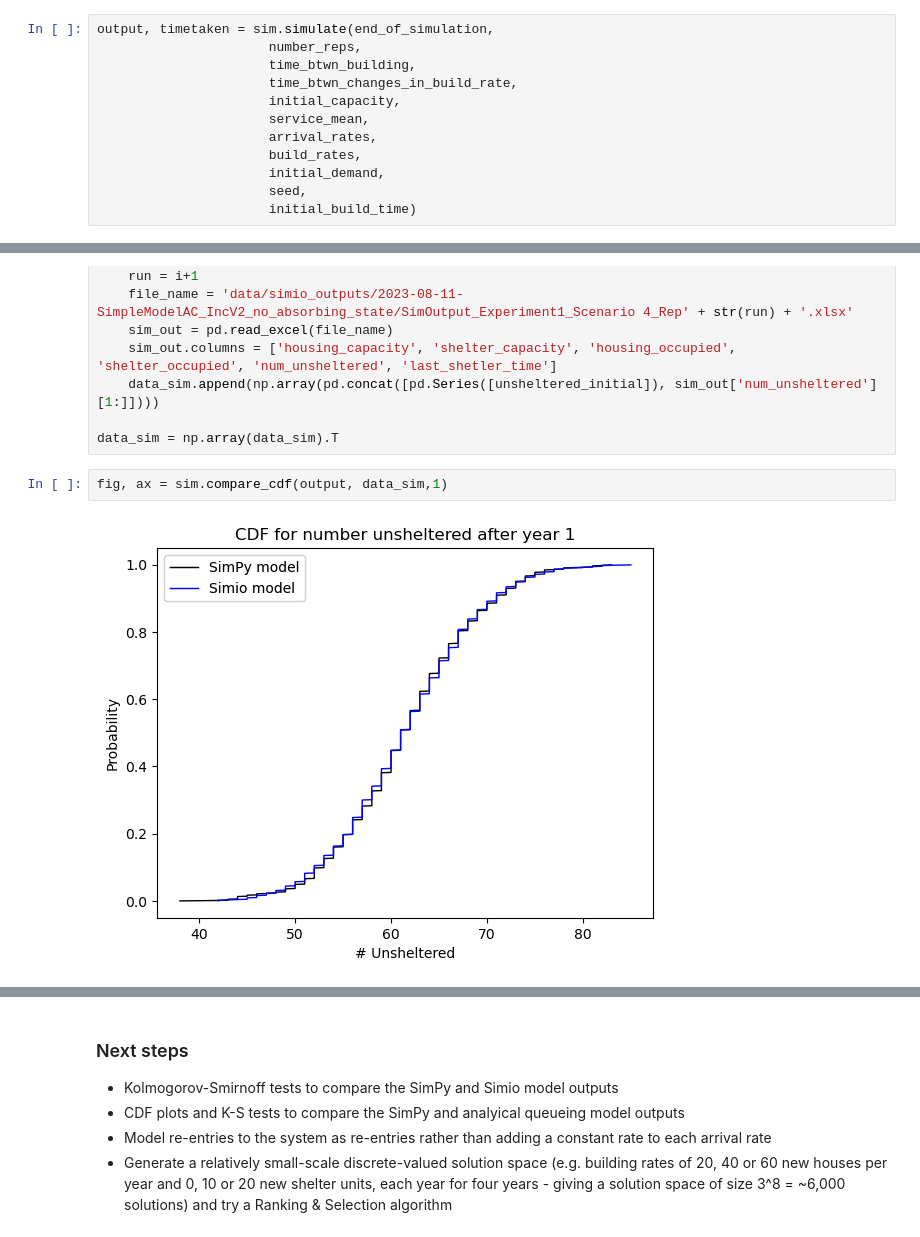
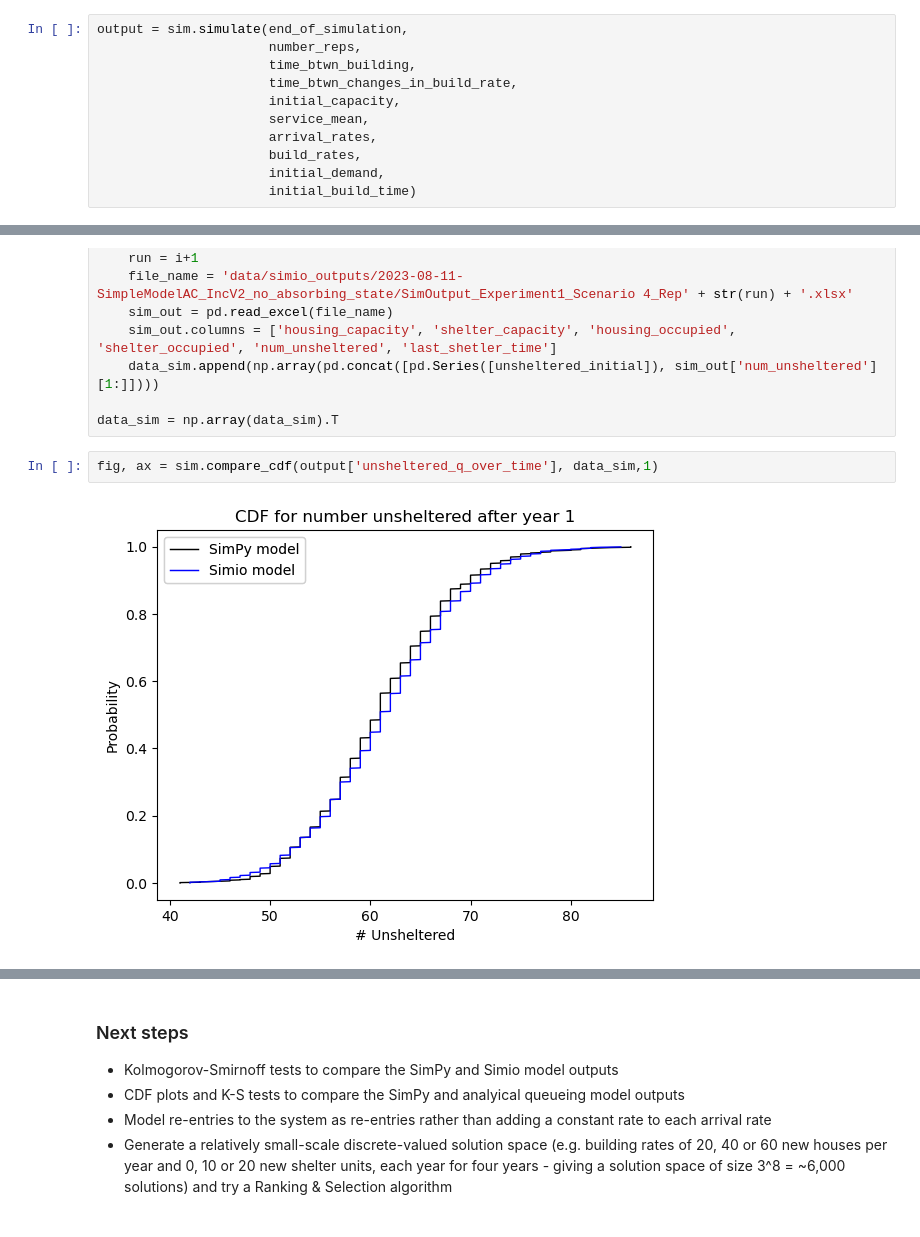
Before and after one commit to grahamburgess3/homeless_services, a Jupyter notebook: test_simulation_model.ipynb, the cells around one changed output, grey strips where cells are left out. Cells and saved outputs as stored; diff of their text form.

```diff
--- a/test_simulation_model.ipynb
+++ b/test_simulation_model.ipynb
@@ -73,7 +73,7 @@ time_btwn_building = 63/365 # in years. 63/365 years = 9 weeks.
 
 We now run the model with these inputs and plot a fan chart of the output over time for the size of the unsheltered queue. Note: time $t=0$ in the chart corresponds to the end of the initial build time. At time $t=0$, the first new accommodation units are open (along with all the pre-existing accommodation units), the initial existing customers enter the system and new customers may begin to arrive into the system (the first actual new customers will arrive shortly after time $t=0$).
 # %%
-output, timetaken = sim.simulate(end_of_simulation,
+output = sim.simulate(end_of_simulation,
                       number_reps,
                       time_btwn_building,
                       time_btwn_changes_in_build_rate,
@@ -82,6 +82,5 @@ output, timetaken = sim.simulate(end_of_simulation,
                       arrival_rates,
                       build_rates,
                       initial_demand,
-                      seed,
                       initial_build_time)
 # %%
@@ -114,7 +119,7 @@ for i in range(1000):
 
 data_sim = np.array(data_sim).T
 # %%
-fig, ax = sim.compare_cdf(output, data_sim,1)
+fig, ax = sim.compare_cdf(output['unsheltered_q_over_time'], data_sim,1)
 # %% [output]
-[figure, old version]
+[figure, new version]
 # %%
```
Also changed, not shown: parts of 5 cells of this notebook, 1 other file.
